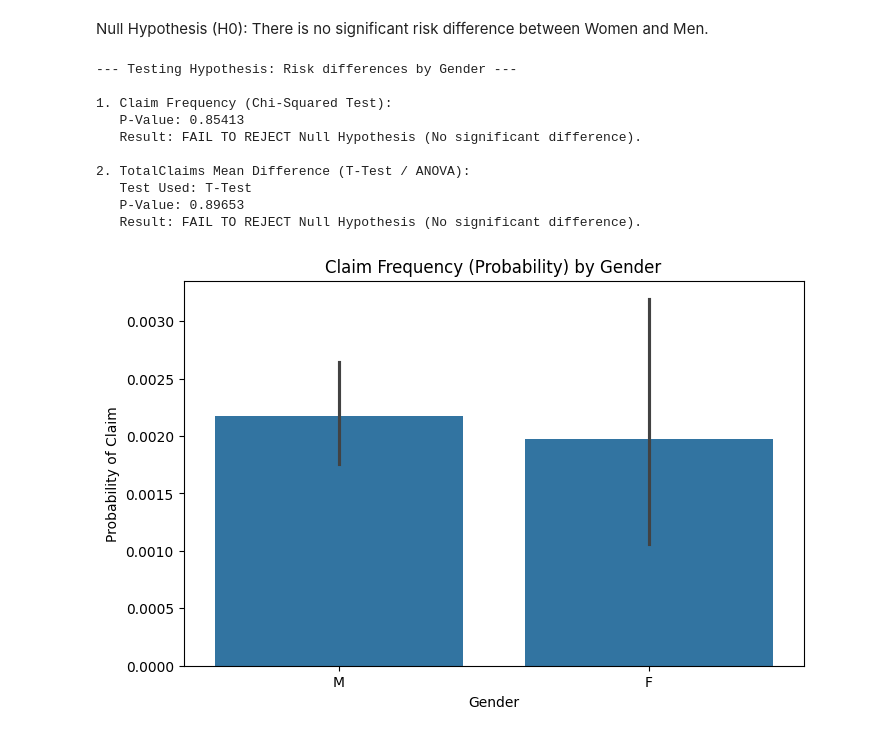
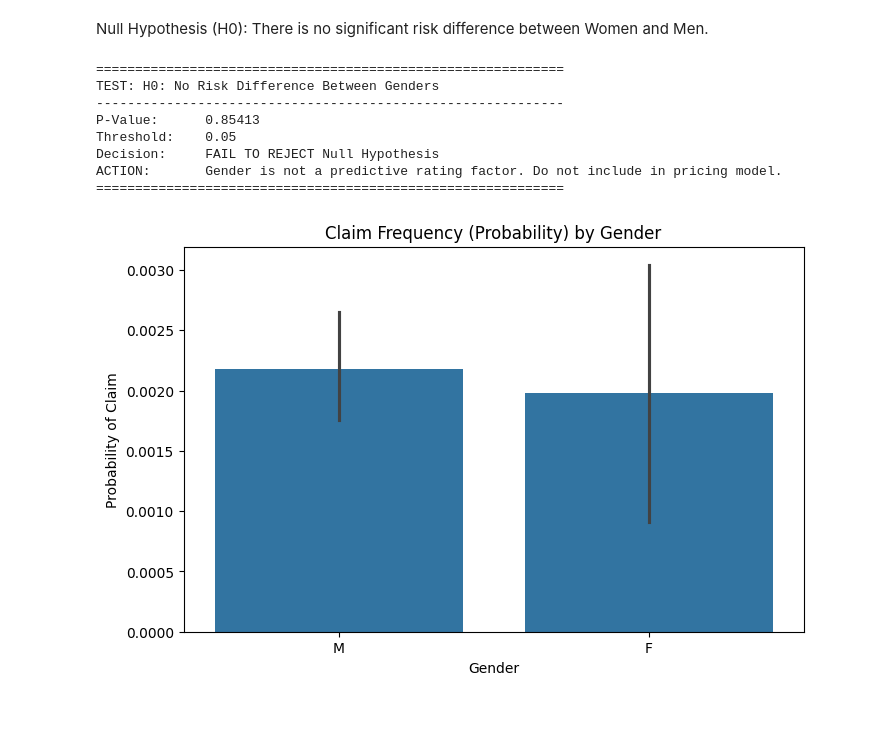
Before and after one commit to binia01/Insurance-Risk-Analysis, a Jupyter notebook: notebooks/03_hypothesis_test.ipynb, the cells around one changed output. Saved outputs shown, nothing was run; the diff lists cells and outputs as text; code cells hidden in the pictures.

```diff
--- a/notebooks/03_hypothesis_test.ipynb
+++ b/notebooks/03_hypothesis_test.ipynb
@@ -127,26 +121,24 @@ Null Hypothesis (H0): There is no significant risk difference between Women and
 # %%
 # Control Step: filter for homogeneous segment
 segment_df = df[df['VehicleType'] == 'Passenger Vehicle']
 gender_tester = HypothesisTester(segment_df)
 
-gender_tester.test_risk_by_group('Gender', metric='TotalClaims')
+tester.test_gender_risk()
 plot_data = gender_tester.df
 
 # Visualization
 plt.figure(figsize=(8,5))
 sns.barplot(x='Gender', y='Claimed', data=plot_data)
 plt.title('Claim Frequency (Probability) by Gender')
 plt.ylabel('Probability of Claim')
 plt.show()
 # %% [output]
---- Testing Hypothesis: Risk differences by Gender ---
-
-1. Claim Frequency (Chi-Squared Test):
-   P-Value: 0.85413
-   Result: FAIL TO REJECT Null Hypothesis (No significant difference).
-
-2. TotalClaims Mean Difference (T-Test / ANOVA):
-   Test Used: T-Test
-   P-Value: 0.89653
-   Result: FAIL TO REJECT Null Hypothesis (No significant difference).
+============================================================
+TEST: H0: No Risk Difference Between Genders
+------------------------------------------------------------
+P-Value:      0.85413
+Threshold:    0.05
+Decision:     FAIL TO REJECT Null Hypothesis
+ACTION:       Gender is not a predictive rating factor. Do not include in pricing model.
+============================================================
-[figure, old version]
+[figure, new version]
```
Also changed, not shown: parts of 3 cells of this notebook.
